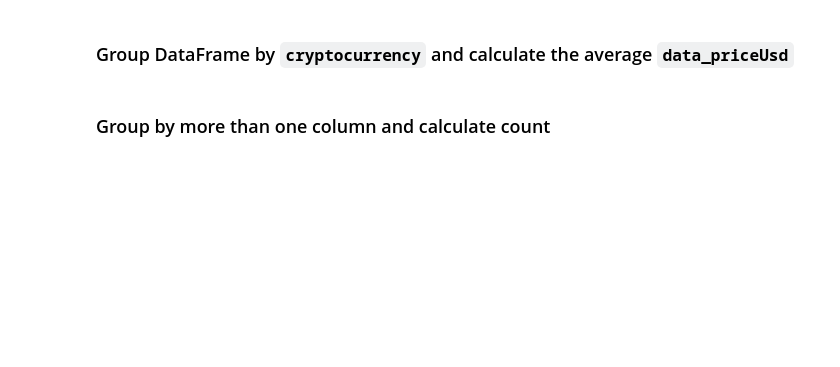
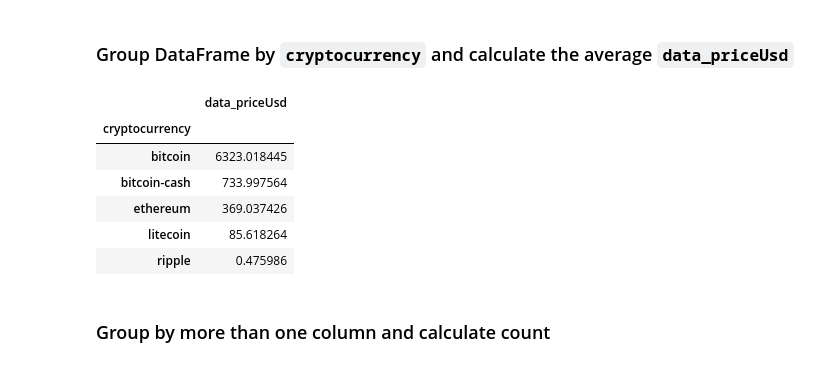
Before and after one commit to scoopcash/oct24, a Jupyter notebook: Class_3_Activities/05-Ins_Groupby/Unsolved/groupby.ipynb, the cells around one changed output. Saved outputs shown, nothing was run; the diff lists cells and outputs as text; code cells hidden in the pictures; blank space fills up the shorter version.

```diff
--- a/Class_3_Activities/05-Ins_Groupby/Unsolved/groupby.ipynb
+++ b/Class_3_Activities/05-Ins_Groupby/Unsolved/groupby.ipynb
@@ -48,6 +56,16 @@ crypto_data_grp
 ### Group DataFrame by `cryptocurrency` and calculate the average `data_priceUsd`
 # %%
 # Calculate average data_priceUsd for each crypto
+crypto_data_grp = crypto_data.groupby('cryptocurrency').mean()
+crypto_data_grp
+# %% [output]
+|  | data_priceUsd |
+| cryptocurrency |  |
+| bitcoin | 6323.018445 |
+| bitcoin-cash | 733.997564 |
+| ethereum | 369.037426 |
+| litecoin | 85.618264 |
+| ripple | 0.475986 |
 # %% [markdown]
 ### Group by more than one column and calculate count
 # %%
```
Also changed, not shown: parts of 3 cells of this notebook.
